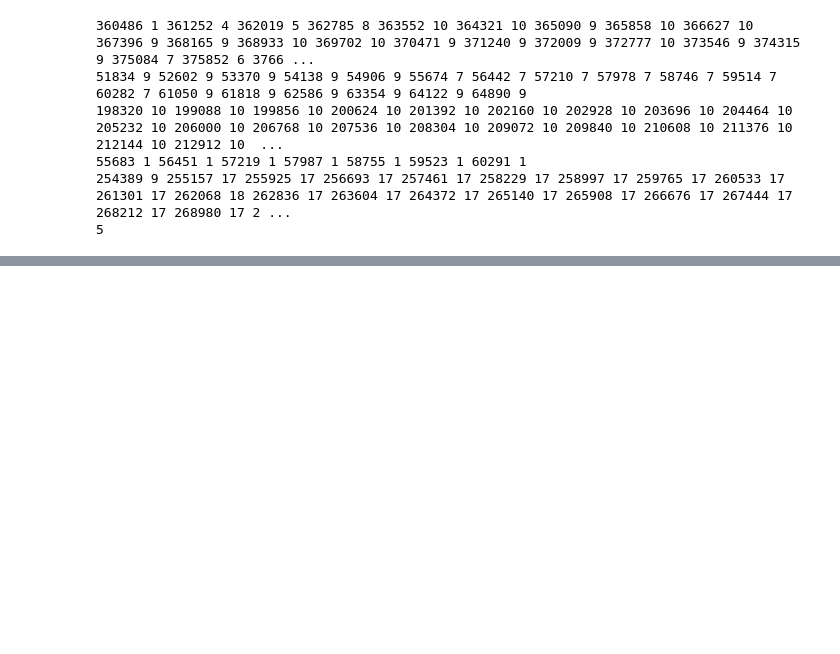
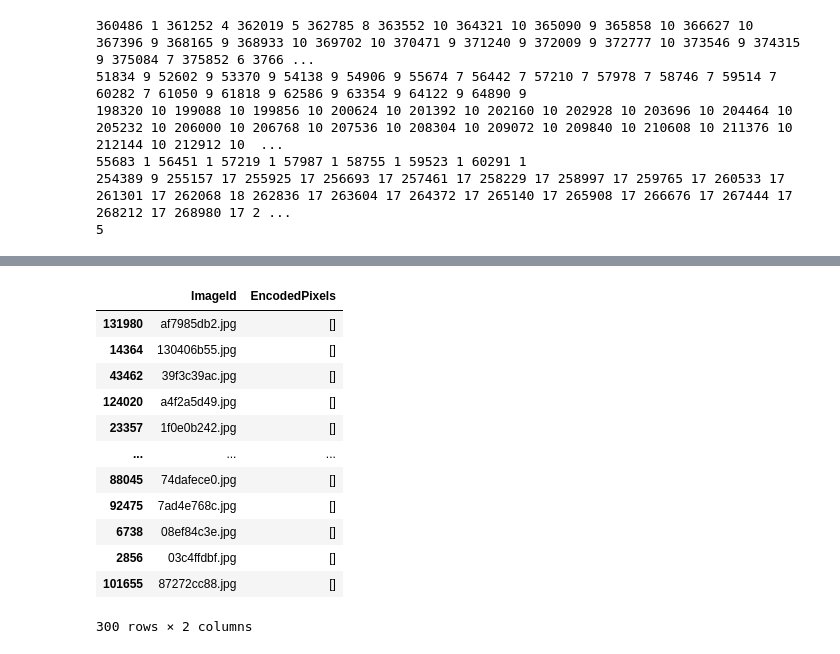
Before and after one commit to romanilchyshyn/airbus-ship-detection-v2, a Jupyter notebook: notebooks/investigate.ipynb, the cells around one changed output, grey strips where cells are left out. Cells and saved outputs as stored; diff of their text form; code cells hidden in the pictures; blank space fills up the shorter version.

```diff
--- a/notebooks/investigate.ipynb
+++ b/notebooks/investigate.ipynb
@@ -97,0 +125,25 @@ df.sample(5)
+# %%
+sample = 1000
+
+n_empty = int(sample * 0.3)
+n_non_empty = sample - n_empty
+
+            # sample from each
+empty_sample = empty.sample(n=min(n_empty, len(empty)))
+non_empty_sample = non_empty.sample(n=min(n_non_empty, len(non_empty)))
+
+empty_sample
+# %% [output]
+|  | ImageId | EncodedPixels |
+| 131980 | af7985db2.jpg | [] |
+| 14364 | 130406b55.jpg | [] |
+| 43462 | 39f3c39ac.jpg | [] |
+| 124020 | a4f2a5d49.jpg | [] |
+| 23357 | 1f0e0b242.jpg | [] |
+| ... | ... | ... |
+| 88045 | 74dafece0.jpg | [] |
+| 92475 | 7ad4e768c.jpg | [] |
+| 6738 | 08ef84c3e.jpg | [] |
+| 2856 | 03c4ffdbf.jpg | [] |
+| 101655 | 87272cc88.jpg | [] |
+300 rows × 2 columns
```
Also changed, not shown: parts of 5 cells of this notebook, 3 other files.
